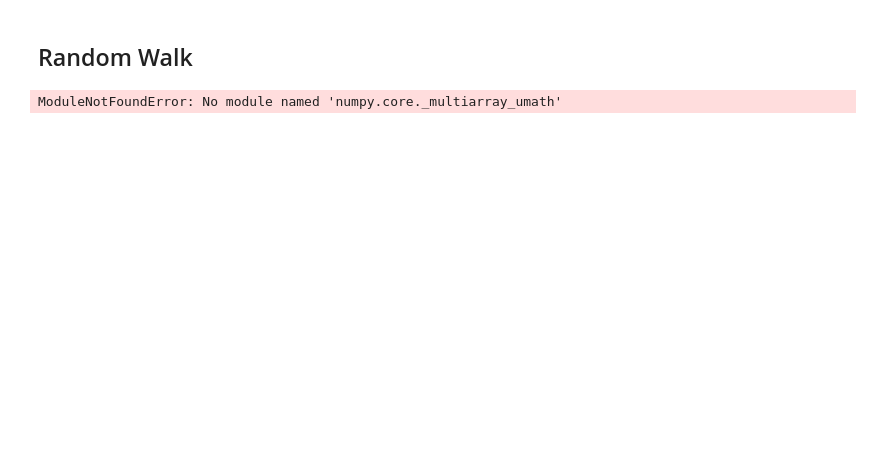
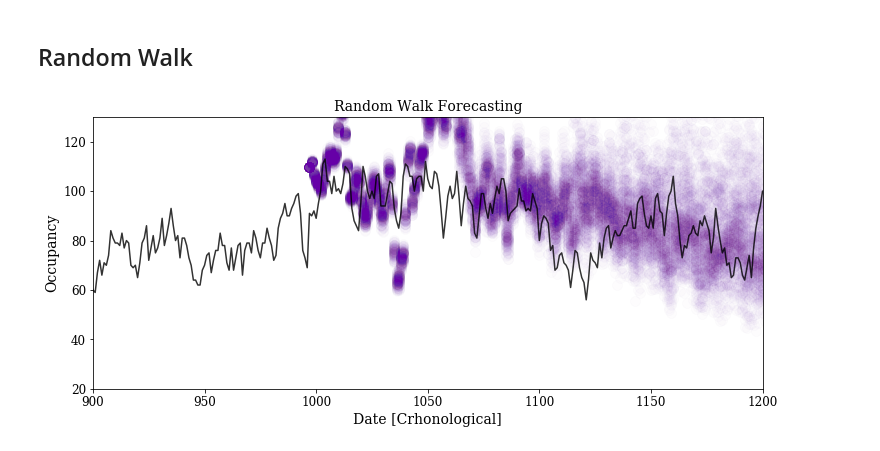
Before and after one commit to brawantonio/KGH-Research-Paper, a Jupyter notebook: Inferring Statistics - p-q Forecasting.ipynb, the cells around one changed output. Drawn from its saved outputs; the diff is of its cells as text; code cells hidden in the pictures; blank space fills up the shorter version.

```diff
--- a/Inferring Statistics - p-q Forecasting.ipynb
+++ b/Inferring Statistics - p-q Forecasting.ipynb
@@ -149,18 +149,17 @@ X_train, X_test, y_train, y_test = chrono_split(X, y, f)
 p = 30
 df['s_occupancy'] = df['occupancy'].ewm(span = p).mean()
 df['r_occupancy'] = df['occupancy']-df['s_occupancy']
+df = df.dropna()
-# %% [output]
-ModuleNotFoundError: No module named 'numpy.core._multiarray_umath'
 # %%
 X_r, y_r = xy_matrices(df,'r_occupancy' ,q, l, False)
-X_train_r, X_test_r, y_train_r, y_test_r = chrono_split(X, y, f)
+X_train_r, X_test_r, y_train_r, y_test_r = chrono_split(X_r, y_r, f)
 
 sigma = np.std(y_train_r)
 # %%
 for model in models:
     models[model].fit(X_train, y_train)
 # %%
-ntrials = 300
+ntrials = 500
 # %%
 prob_dist = {}
 
@@ -170,31 +169,40 @@ for trial in range(ntrials):
     for day in range(0,X_test.shape[0]):
         dy = np.random.normal(loc=0, scale = sigma)
         y_rw = models['nene'].predict(step.reshape(1,-1))[0]
-        step = np.append(step[1:], y_rw) + 0.1*dy
+        step = np.append(step[1:], y_rw) + 0.05*dy
         random_walk = np.append(random_walk, y_rw)
 
     prob_dist[trial] = random_walk
 # %%
-prior = df.head(X_train.shape[0]).values
-aux_1 = np.append(prior, y_test[0,:])
+prior = df['occupancy'].head(X_train.shape[0]).values
+aux_1 = np.append(prior, y_test)
+y_aux = np.linspace(1, len(aux_1), len(aux_1))
+
+l_aux = int(0.95*len(aux_1))
 # %%
 cmap = cm.plasma
 colors = np.linspace(0,0.75, 100)
 
 plt.figure(figsize=(12,5))
 for trial in range(100):
-    aux_2 = np.append(np.zeros(len(prior)), prob_dist[trial][0:7])
-    plt.scatter(y_aux[l_aux:], aux_2[l_aux:], color=cmap(colors[trial]), alpha = 0.05, s = 100)
+    aux_2 = np.append(np.zeros(len(prior)), prob_dist[trial])
+    plt.scatter(y_aux, aux_2, color=cmap(colors[25]), alpha = 0.01, s=100)
+    #plt.plot(prob_dist[trial], color = cmap(colors[25]), alpha = 0.05)
+    #plt.plot(y_test, color='k', lw=1)
+plt.plot(y_aux, aux_1, color='black', alpha = 0.80)
 
-plt.plot(y_aux[l_aux:], aux_1[l_aux:], color='black', alpha = 0.80)
 
 
 plt.ylabel('Occupancy', fontsize=14)
 plt.xlabel('Date [Crhonological]', fontsize=14)
 plt.xticks(fontsize=12)
 plt.yticks(fontsize=12)
 #plt.legend(loc='best', fontsize=12)
 plt.title('Random Walk Forecasting', fontsize = 14)
-plt.ylim([60,130])
-#plt.xlim([900,1400])
+plt.ylim([20,130])
+plt.xlim([900,1200])
+
+plt.savefig('rw_forecast.png', bbox='tight')
 plt.show()
+# %% [output]
+[figure, added]
```
Also changed, not shown: parts of 6 cells of this notebook, 2 other files.
